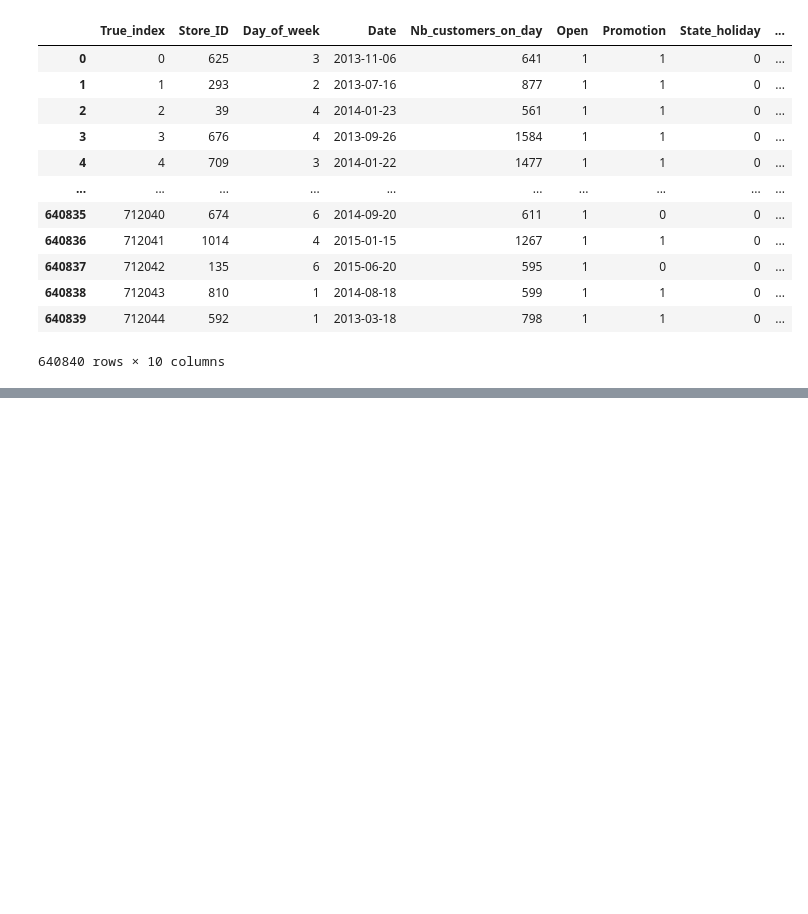
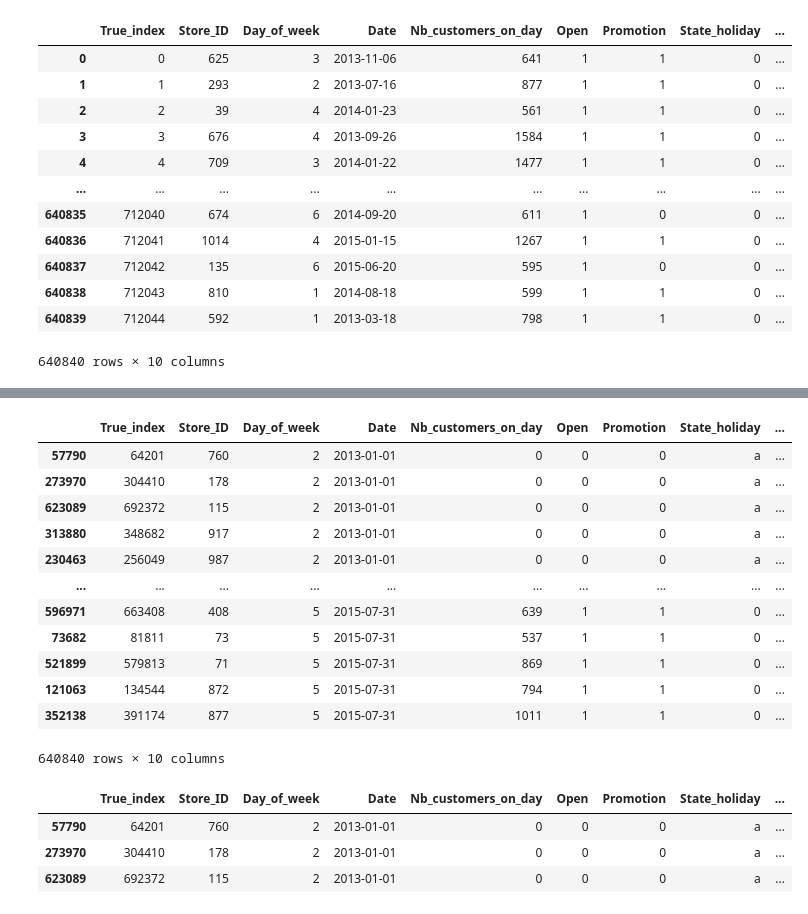
Before and after one commit to harimrys/IronKaggle, a Jupyter notebook: main.ipynb, the cells around one changed output, grey strips where cells are left out. Cells and saved outputs as stored; diff of their text form; code cells hidden in the pictures; blank space fills up the shorter version.

```diff
--- a/main.ipynb
+++ b/main.ipynb
@@ -19,0 +59,19 @@ df
+# %%
+df["Date"] = pd.to_datetime(df["Date"])
+# %%
+df = df.sort_values(by="Date")
+df
+# %% [output]
+|  | True_index | Store_ID | Day_of_week | Date | Nb_customers_on_day | Open | Promotion | State_holiday | ... |
+| 57790 | 64201 | 760 | 2 | 2013-01-01 | 0 | 0 | 0 | a | ... |
+| 273970 | 304410 | 178 | 2 | 2013-01-01 | 0 | 0 | 0 | a | ... |
+| 623089 | 692372 | 115 | 2 | 2013-01-01 | 0 | 0 | 0 | a | ... |
+| 313880 | 348682 | 917 | 2 | 2013-01-01 | 0 | 0 | 0 | a | ... |
+| 230463 | 256049 | 987 | 2 | 2013-01-01 | 0 | 0 | 0 | a | ... |
+| ... | ... | ... | ... | ... | ... | ... | ... | ... | ... |
+| 596971 | 663408 | 408 | 5 | 2015-07-31 | 639 | 1 | 1 | 0 | ... |
+| 73682 | 81811 | 73 | 5 | 2015-07-31 | 537 | 1 | 1 | 0 | ... |
+| 521899 | 579813 | 71 | 5 | 2015-07-31 | 869 | 1 | 1 | 0 | ... |
+| 121063 | 134544 | 872 | 5 | 2015-07-31 | 794 | 1 | 1 | 0 | ... |
+| 352138 | 391174 | 877 | 5 | 2015-07-31 | 1011 | 1 | 1 | 0 | ... |
+640840 rows × 10 columns
@@ -19,0 +86,7 @@ df
+# %%
+df.head(3)
+# %% [output]
+|  | True_index | Store_ID | Day_of_week | Date | Nb_customers_on_day | Open | Promotion | State_holiday | ... |
+| 57790 | 64201 | 760 | 2 | 2013-01-01 | 0 | 0 | 0 | a | ... |
+| 273970 | 304410 | 178 | 2 | 2013-01-01 | 0 | 0 | 0 | a | ... |
+| 623089 | 692372 | 115 | 2 | 2013-01-01 | 0 | 0 | 0 | a | ... |
```
Also changed, not shown: parts of 15 cells of this notebook, 1 other file.
